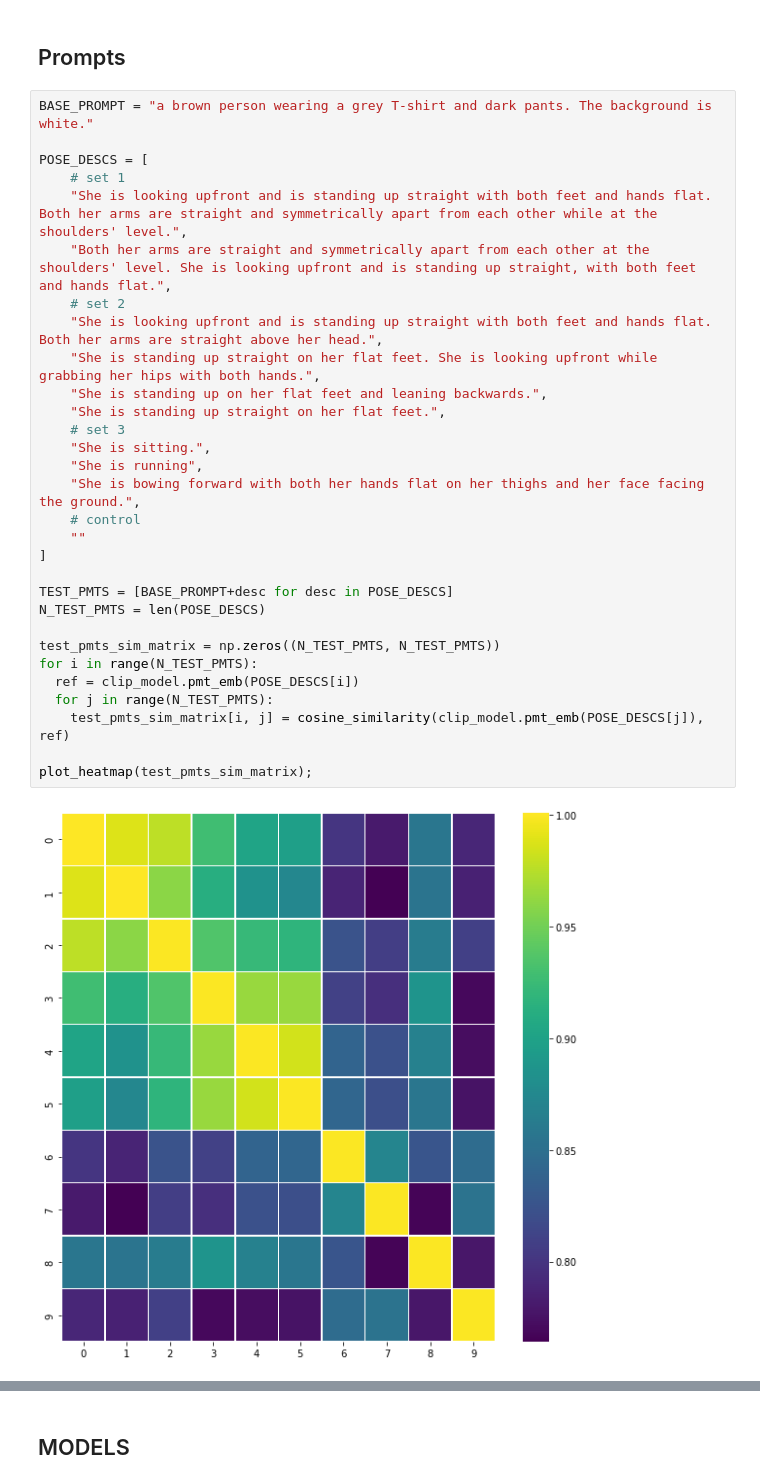
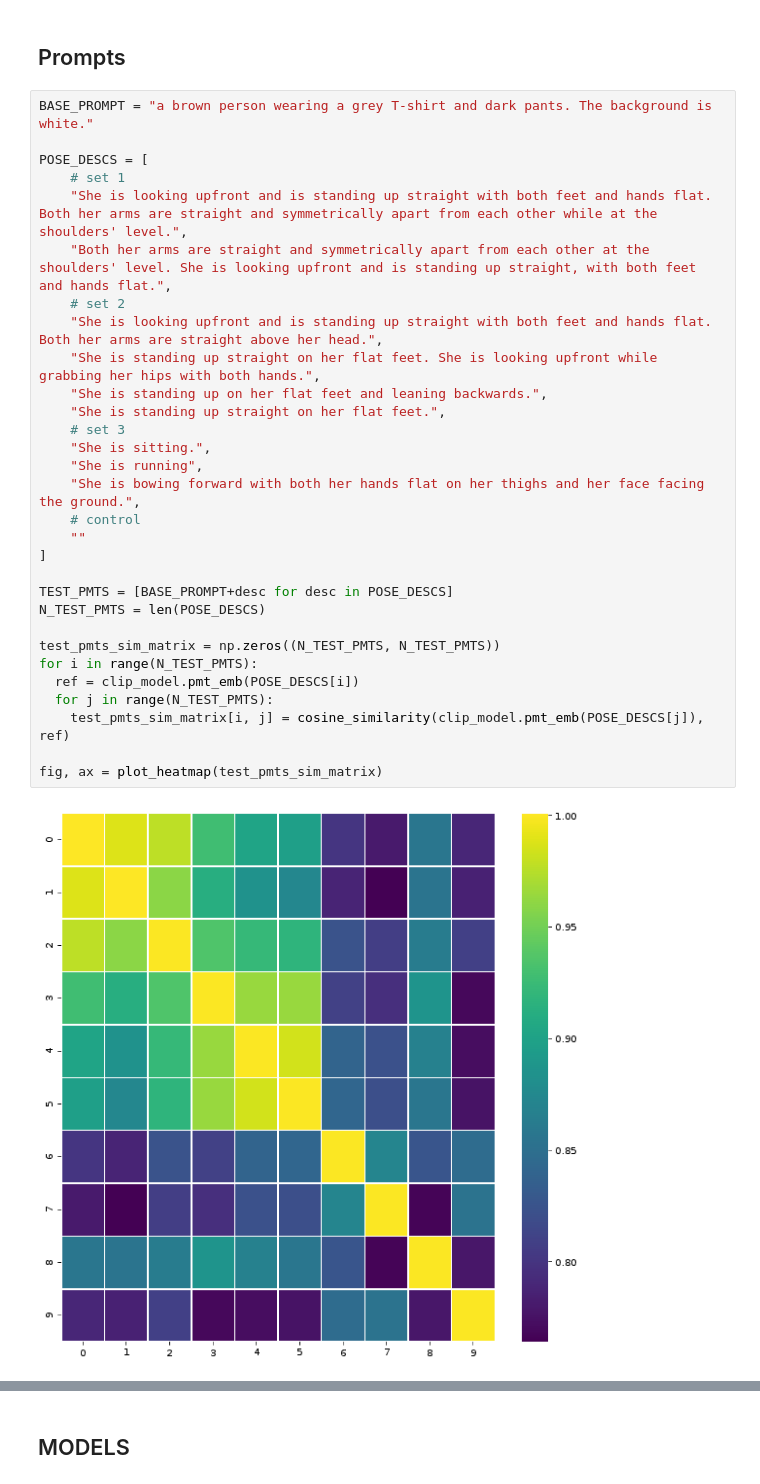
Before and after one commit to B4Farouk/smpl-dr-clip, a Jupyter notebook: simpledCLIP3_final.ipynb, the cells around one changed output, grey strips where cells are left out. Drawn from its saved outputs; the diff is of its cells as text.

```diff
--- a/simpledCLIP3_final.ipynb
+++ b/simpledCLIP3_final.ipynb
@@ -263,32 +302,32 @@ float(cosine_distances.mean())
 # %%
 BASE_PROMPT = "a brown person wearing a grey T-shirt and dark pants. The background is white."
 
 POSE_DESCS = [
     # set 1
     "She is looking upfront and is standing up straight with both feet and hands flat. Both her arms are straight and symmetrically apart from each other while at the shoulders' level.",
     "Both her arms are straight and symmetrically apart from each other at the shoulders' level. She is looking upfront and is standing up straight, with both feet and hands flat.",
     # set 2
     "She is looking upfront and is standing up straight with both feet and hands flat. Both her arms are straight above her head.",
     "She is standing up straight on her flat feet. She is looking upfront while grabbing her hips with both hands.",
     "She is standing up on her flat feet and leaning backwards.",
     "She is standing up straight on her flat feet.",
     # set 3
     "She is sitting.",
     "She is running",
     "She is bowing forward with both her hands flat on her thighs and her face facing the ground.",
     # control
     ""
 ]
 
 TEST_PMTS = [BASE_PROMPT+desc for desc in POSE_DESCS]
 N_TEST_PMTS = len(POSE_DESCS)
 
 test_pmts_sim_matrix = np.zeros((N_TEST_PMTS, N_TEST_PMTS))
 for i in range(N_TEST_PMTS):
   ref = clip_model.pmt_emb(POSE_DESCS[i])
   for j in range(N_TEST_PMTS):
     test_pmts_sim_matrix[i, j] = cosine_similarity(clip_model.pmt_emb(POSE_DESCS[j]), ref)
 
-plot_heatmap(test_pmts_sim_matrix);
+fig, ax = plot_heatmap(test_pmts_sim_matrix)
 # %% [output]
-[figure, old version]
+[figure, new version]
```
Also changed, not shown: parts of 29 cells of this notebook.
